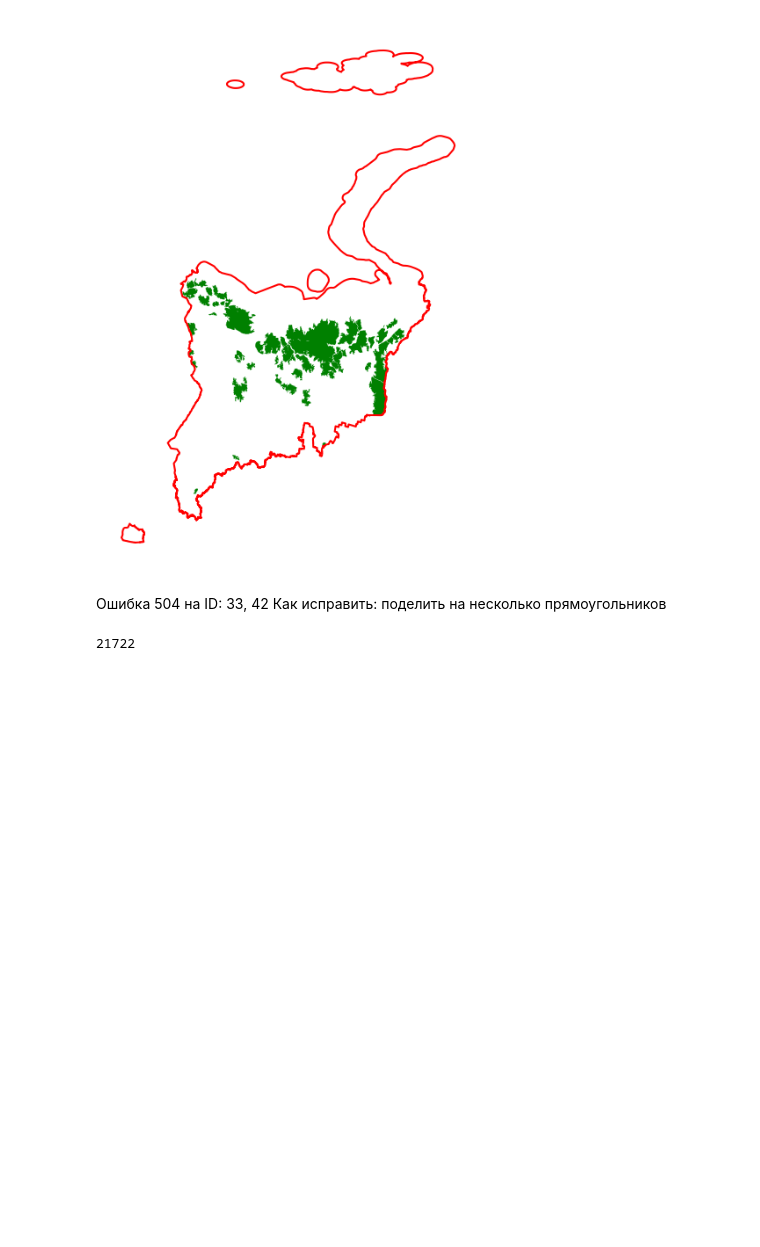
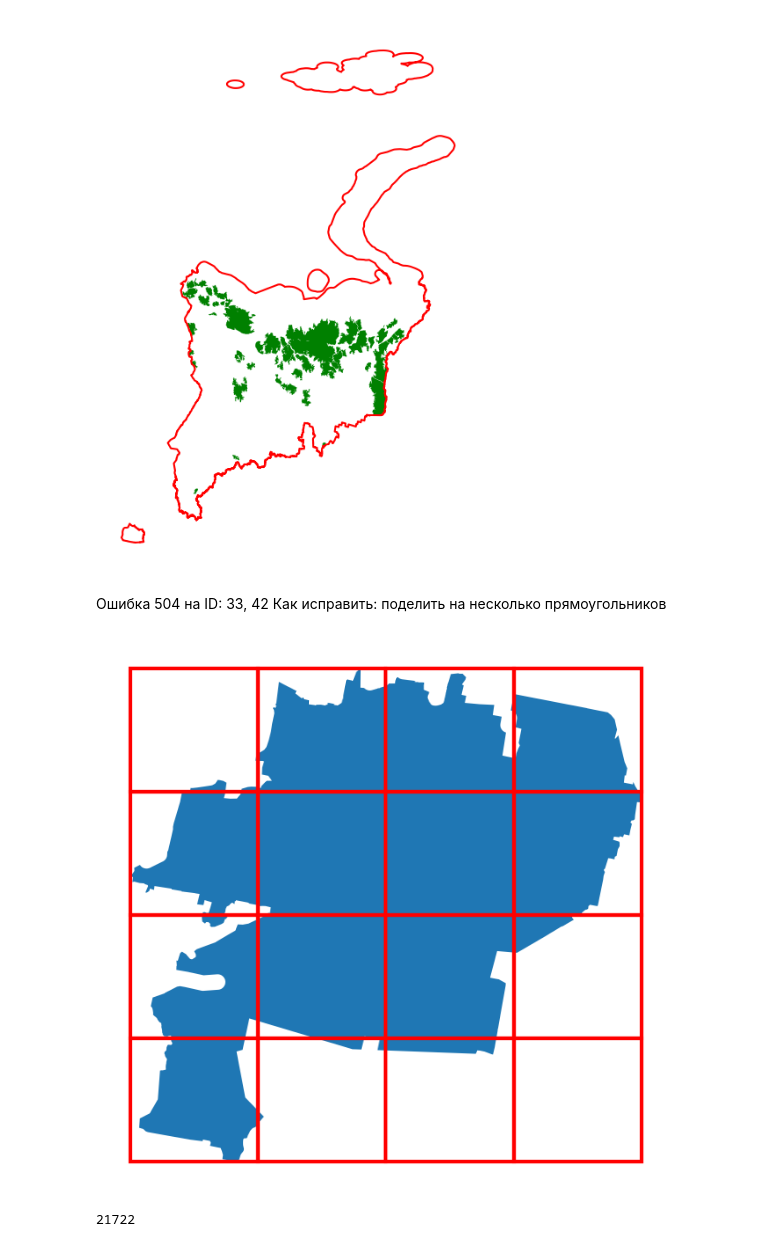
Before and after one commit to eivankin/nto-geo, a Jupyter notebook: playground.ipynb, the cells around one changed output. Cells and saved outputs as stored; diff of their text form; code cells hidden in the pictures; blank space fills up the shorter version.

```diff
--- a/playground.ipynb
+++ b/playground.ipynb
@@ -217,6 +217,21 @@ def split_rectangle_in_4(rect: tuple):
     rect4 = (mid_x, mid_y, x2, y2)
 
     return rect1, rect2, rect3, rect4
+# %%
+import matplotlib.pyplot as plt
+
+fig, ax = plt.subplots(figsize=(12, 8))
+ifl_in_sfo[:1].plot(ax=ax)
+ob = ifl_in_sfo[:1].geometry.apply(lambda x: x.bounds)[0]
+for bb in split_rectangle_in_4(ob):
+    for bounds in split_rectangle_in_4(bb):
+        ax.add_patch(plt.Rectangle((bounds[0], bounds[1]),
+                                        bounds[2]-bounds[0], bounds[3]-bounds[1],
+                                        fill=False, edgecolor='red', linewidth=3))
+ax.set_axis_off()
+plt.show()
+# %% [output]
+[figure, added]
 # %%
 tree_class_id = '30[2-6]00'
 for _, roi in tqdm(ifl_clipped.bounds.iterrows(), desc='ifls'):
```
Also changed, not shown: parts of 12 cells of this notebook, 1 other file.
